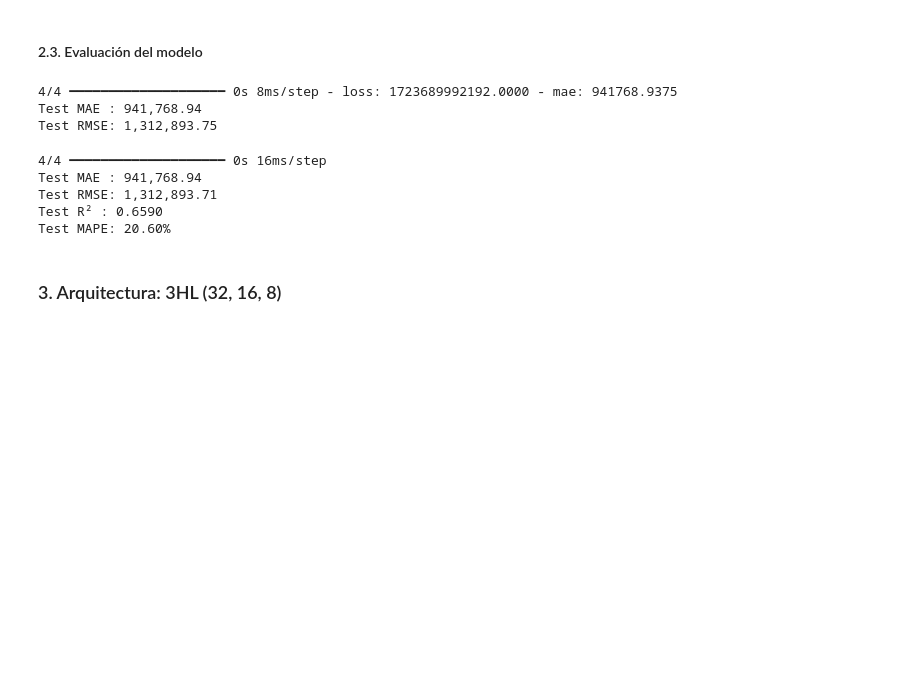
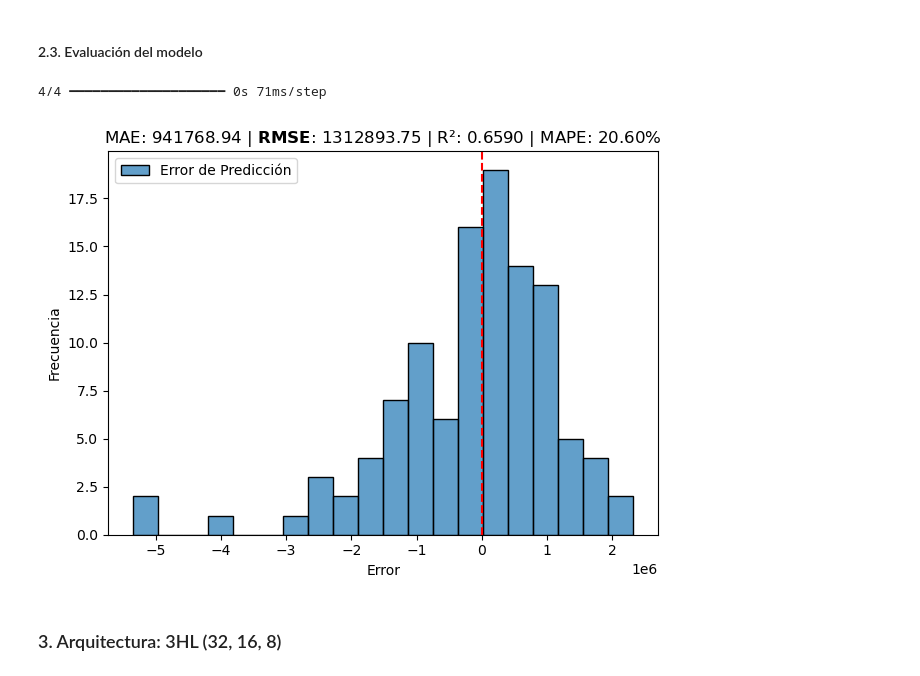
Before and after one commit to cbaldelomar/04-mlp, a Jupyter notebook: notebooks/02-keras.ipynb, the cells around one changed output. Saved outputs shown, nothing was run; the diff lists cells and outputs as text; code cells hidden in the pictures; blank space fills up the shorter version.

```diff
--- a/notebooks/02-keras.ipynb
+++ b/notebooks/02-keras.ipynb
@@ -354,38 +353,15 @@ Epoch 816/1000
 # %%
 # Evaluación del modelo
 model_64_32_16 = keras.models.load_model("../models/model_64_32_16.keras")
-test_loss, test_mae = model_64_32_16.evaluate(X_test_np, y_test.values)
-test_rmse = np.sqrt(test_loss)
 
-#print(f"Test MSE : {test_mse:,.2f}")
-print(f"Test MAE : {test_mae:,.2f}")
-print(f"Test RMSE: {test_rmse:,.2f}")
+# Predicciones en test
+y_pred = model_64_32_16.predict(X_test_np).ravel()
+
+# Graficar errores
+graficar_errores(y_test, y_pred)
 # %% [output]
-4/4 ━━━━━━━━━━━━━━━━━━━━ 0s 8ms/step - loss: 1723689992192.0000 - mae: 941768.9375
-Test MAE : 941,768.94
-Test RMSE: 1,312,893.75
+4/4 ━━━━━━━━━━━━━━━━━━━━ 0s 71ms/step
+[figure, added]
-# %%
-# Predicciones en test
-y_pred = model_64_32_16.predict(X_test_np).ravel()
-mae = mean_absolute_error(y_test, y_pred)
-rmse = sqrt(((y_test - y_pred) ** 2).mean())
-# Coeficiente de determinación
-# Rango típico: (−∞,1). 1 es perfecto; 0 equivale a predecir siempre la media; negativo = peor que la media.
-r2 = r2_score(y_test, y_pred)
-# MAPE = Mean Absolute Percentage Error
-# MAPE (porcentaje) para interpretar mejor magnitud del error
-mape = (np.abs((y_test.values - y_pred) / y_test.values)).mean()*100
-
-print(f"Test MAE : {mae:,.2f}")
-print(f"Test RMSE: {rmse:,.2f}")
-print(f"Test R² : {r2:,.4f}")
-print(f"Test MAPE: {mape:.2f}%")
-# %% [output]
-4/4 ━━━━━━━━━━━━━━━━━━━━ 0s 16ms/step
-Test MAE : 941,768.94
-Test RMSE: 1,312,893.71
-Test R² : 0.6590
-Test MAPE: 20.60%
 # %% [markdown]
 ### 3. Arquitectura: 3HL (32, 16, 8)
 # %% [markdown]
```
Also changed, not shown: parts of 11 cells of this notebook.
